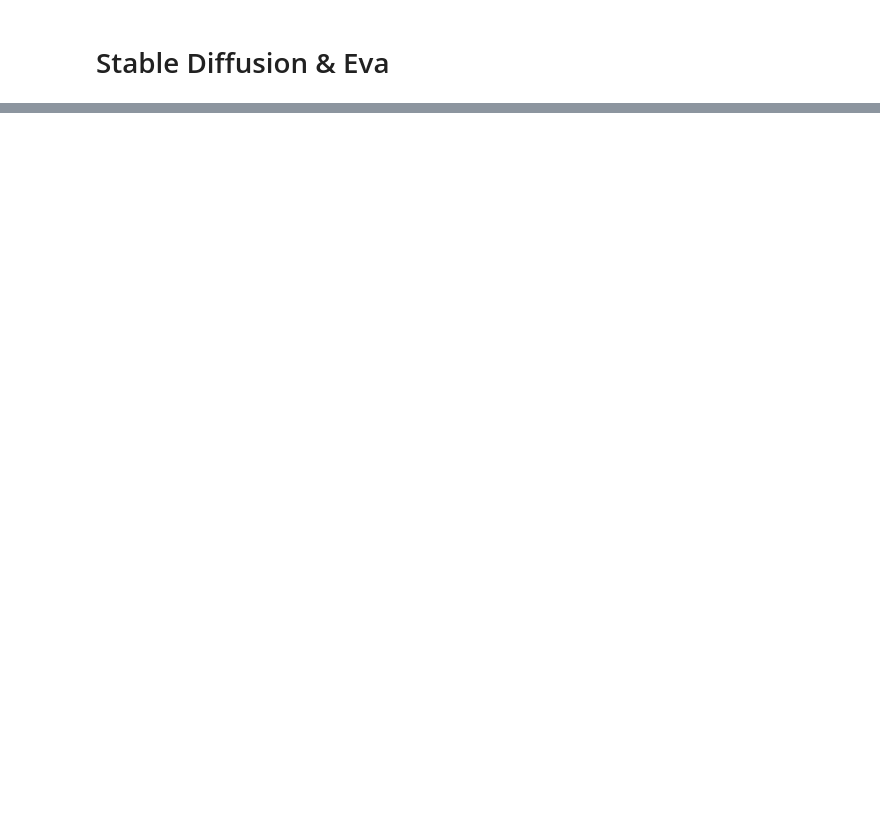
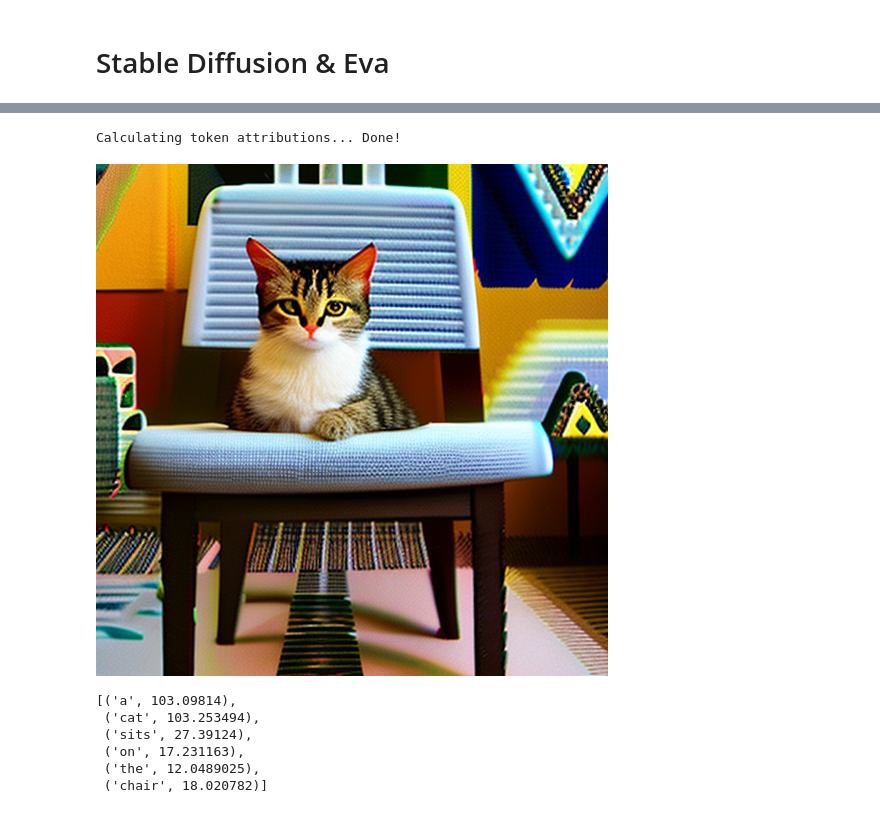
Before and after one commit to ZacBi/NAM, a Jupyter notebook: notebook/taochen/sd_eva.ipynb, the cells around one changed output, grey strips where cells are left out. Drawn from its saved outputs; the diff is of its cells as text; code cells hidden in the pictures; blank space fills up the shorter version.

```diff
--- a/notebook/taochen/sd_eva.ipynb
+++ b/notebook/taochen/sd_eva.ipynb
@@ -27,0 +26,46 @@ from transformers import AutoModel, LlamaModel
+# %%
+# 拉取到本地
+base_url = r'/mnt/workspace'
+ckpt_base_pth = path.join(base_url, 'model')
+sd_id = r'AI-ModelScope/stable-diffusion-2-1'
+sd_path = os.path.join(ckpt_base_pth, sd_id)
+# %%
+device = 'gpu' if torch.cuda.is_available() else 'cpu'
+# device_map = '0'
+torch_dtype = torch.float16 if torch.cuda.is_available() else torch.float32
+# from_pretrained_dict = {'device_map': device_map, 'torch_dtype' : torch_dtype, 'revision': 'v1.0.1'}
+from_pretrained_dict = {'torch_dtype' : torch_dtype,  'variant': 'fp16'}
+
+def prompt_tensors_to_cuda(token_tensors):
+    for k, v in token_tensors.items():
+        token_tensors[k] = v.to('cuda')
+    return token_tensors
+# %%
+# sd pipeline
+sd_pipeline = AutoPipelineForText2Image.from_pretrained(sd_path, **from_pretrained_dict).to('cuda')
+# %%
+from diffusers_interpret import StableDiffusionPipelineExplainer
+
+explainer = StableDiffusionPipelineExplainer(sd_pipeline)
+prompt = "A cat sits on the chair"
+with torch.autocast('cuda'):
+    output = explainer(
+        prompt,
+        num_inference_steps=50,
+        n_last_diffusion_steps_to_consider_for_attributions = 2
+    )
+# %% [output]
+Calculating token attributions... Done!
+# %%
+output.image
+# %% [output]
+[figure, added]
+# %%
+output.token_attributions
+# %% [output]
+[('a', 103.09814),
+ ('cat', 103.253494),
+ ('sits', 27.39124),
+ ('on', 17.231163),
+ ('the', 12.0489025),
+ ('chair', 18.020782)]
```
Also changed, not shown: parts of 1 cell of this notebook, 3 other files.
